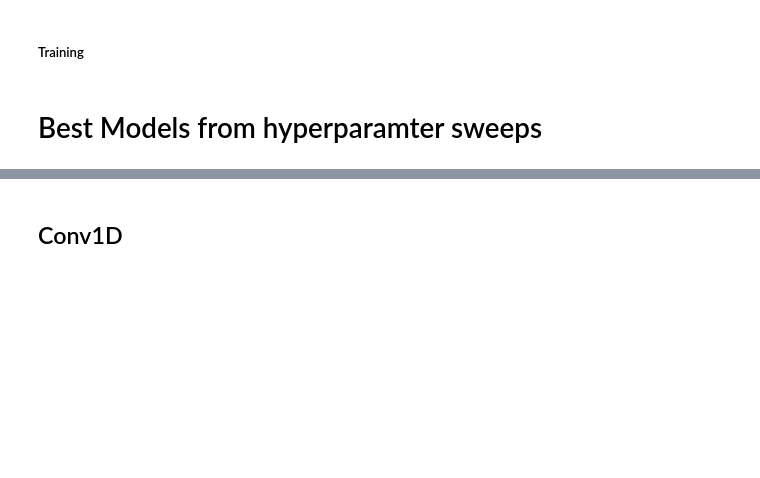
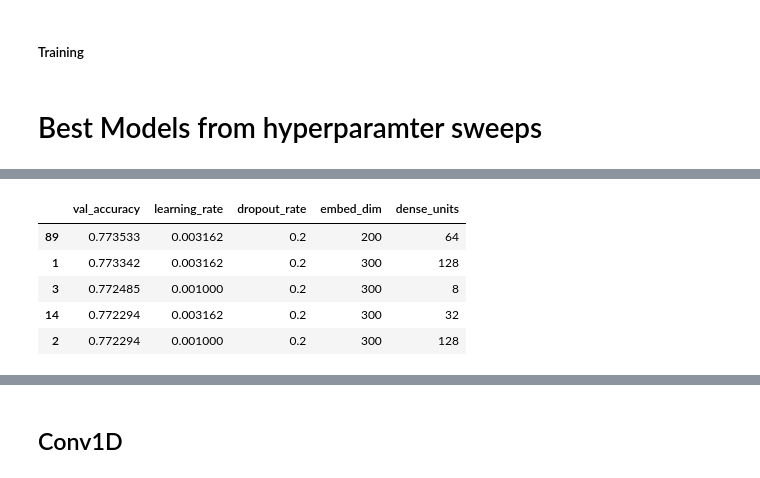
Before and after one commit to jacobh310/food_nlp, a Jupyter notebook: data_cleaning_exploration_model_building/Model Building_V2.ipynb, the cells around one changed output, grey strips where cells are left out. Saved outputs shown, nothing was run; the diff lists cells and outputs as text; code cells hidden in the pictures; blank space fills up the shorter version.

```diff
--- a/data_cleaning_exploration_model_building/Model Building_V2.ipynb
+++ b/data_cleaning_exploration_model_building/Model Building_V2.ipynb
@@ -612,3 +696,9 @@ Sweep URL: https://wandb.ai/jacobh0830/food_nlp_sweep_4/sweeps/k8e32ghs
 wandb.agent(sweep_id, function=train_conv1d)
 # %% [markdown]
 # Best Models from hyperparamter sweeps
+# %%
+sweep1 = pd.read_csv('https://raw.githubusercontent.com/jacobh310/food_nlp/master/data_cleaning_exploration_model_building/wandb_sweep1.csv')
+sweep2 = pd.read_csv('https://raw.githubusercontent.com/jacobh310/food_nlp/master/data_cleaning_exploration_model_building/wandb_sweep2.csv')
+sweep3 = pd.read_csv('https://raw.githubusercontent.com/jacobh310/food_nlp/master/data_cleaning_exploration_model_building/wandb_sweep3.csv')
+sweep4 = pd.read_csv('https://raw.githubusercontent.com/jacobh310/food_nlp/master/data_cleaning_exploration_model_building/wandb_sweep4.csv')
+sweep5 = pd.read_csv('https://raw.githubusercontent.com/jacobh310/food_nlp/master/data_cleaning_exploration_model_building/wandb_sweep5.csv')
@@ -614,0 +742,9 @@ wandb.agent(sweep_id, function=train_conv1d)
+# %%
+sweep3[['val_accuracy','learning_rate','dropout_rate','embed_dim','dense_units']].sort_values('val_accuracy', ascending=False).head()
+# %% [output]
+|  | val_accuracy | learning_rate | dropout_rate | embed_dim | dense_units |
+| 89 | 0.773533 | 0.003162 | 0.2 | 200 | 64 |
+| 1 | 0.773342 | 0.003162 | 0.2 | 300 | 128 |
+| 3 | 0.772485 | 0.001000 | 0.2 | 300 | 8 |
+| 14 | 0.772294 | 0.003162 | 0.2 | 300 | 32 |
+| 2 | 0.772294 | 0.001000 | 0.2 | 300 | 128 |
```
Also changed, not shown: parts of 51 cells of this notebook, 2 other files.
